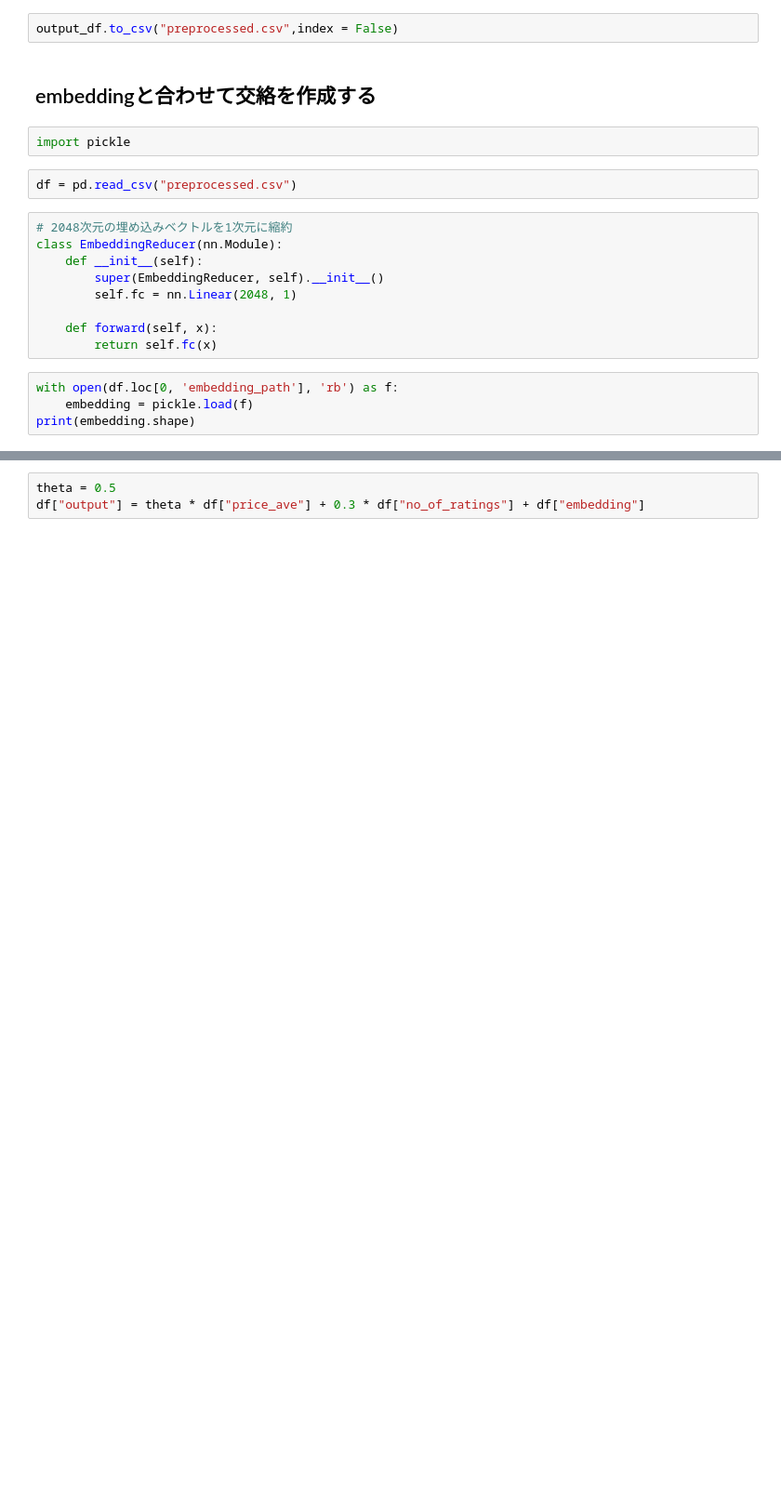
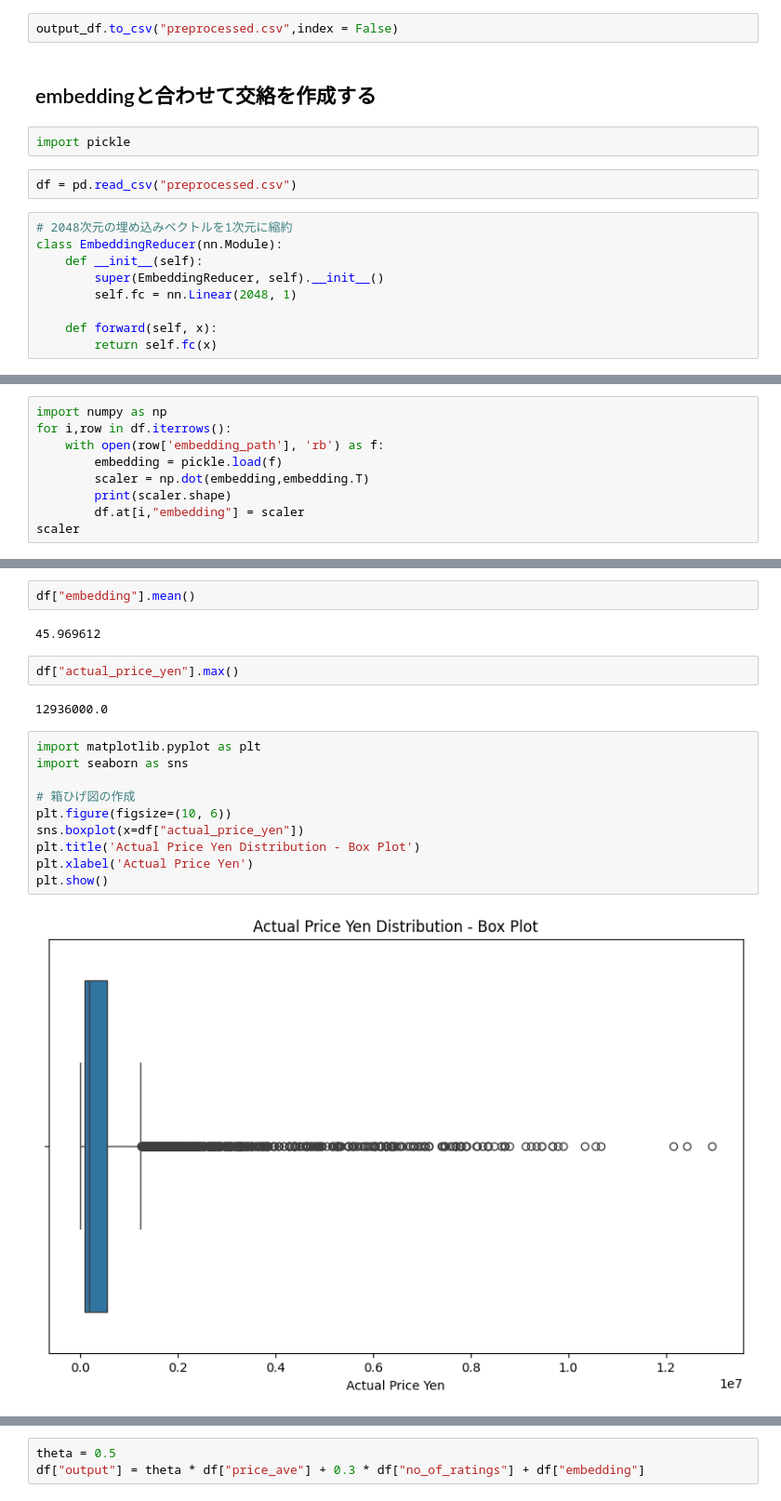
Before and after one commit to tomatoboy-hub/causal-image, a Jupyter notebook: input/preprocess.ipynb, the cells around one changed output, grey strips where cells are left out. Shown at 93% size. Saved outputs shown, nothing was run; the diff lists cells and outputs as text; blank space fills up the shorter version.

```diff
--- a/input/preprocess.ipynb
+++ b/input/preprocess.ipynb
@@ -176,7 +176,3 @@ class EmbeddingReducer(nn.Module):
 
     def forward(self, x):
         return self.fc(x)
-# %%
-with open(df.loc[0, 'embedding_path'], 'rb') as f:
-    embedding = pickle.load(f)
-print(embedding.shape)
@@ -184,0 +184,9 @@ print(embedding.shape)
+# %%
+import numpy as np
+for i,row in df.iterrows():
+    with open(row['embedding_path'], 'rb') as f:
+        embedding = pickle.load(f)
+        scaler = np.dot(embedding,embedding.T)
+        print(scaler.shape)
+        df.at[i,"embedding"] = scaler
+scaler
@@ -184,0 +212,20 @@ print(embedding.shape)
+# %%
+df["embedding"].mean()
+# %% [output]
+45.969612
+# %%
+df["actual_price_yen"].max()
+# %% [output]
+12936000.0
+# %%
+import matplotlib.pyplot as plt
+import seaborn as sns
+
+# 箱ひげ図の作成
+plt.figure(figsize=(10, 6))
+sns.boxplot(x=df["actual_price_yen"])
+plt.title('Actual Price Yen Distribution - Box Plot')
+plt.xlabel('Actual Price Yen')
+plt.show()
+# %% [output]
+[figure, added]
```
Also changed, not shown: parts of 11 cells of this notebook, 2 other files.
